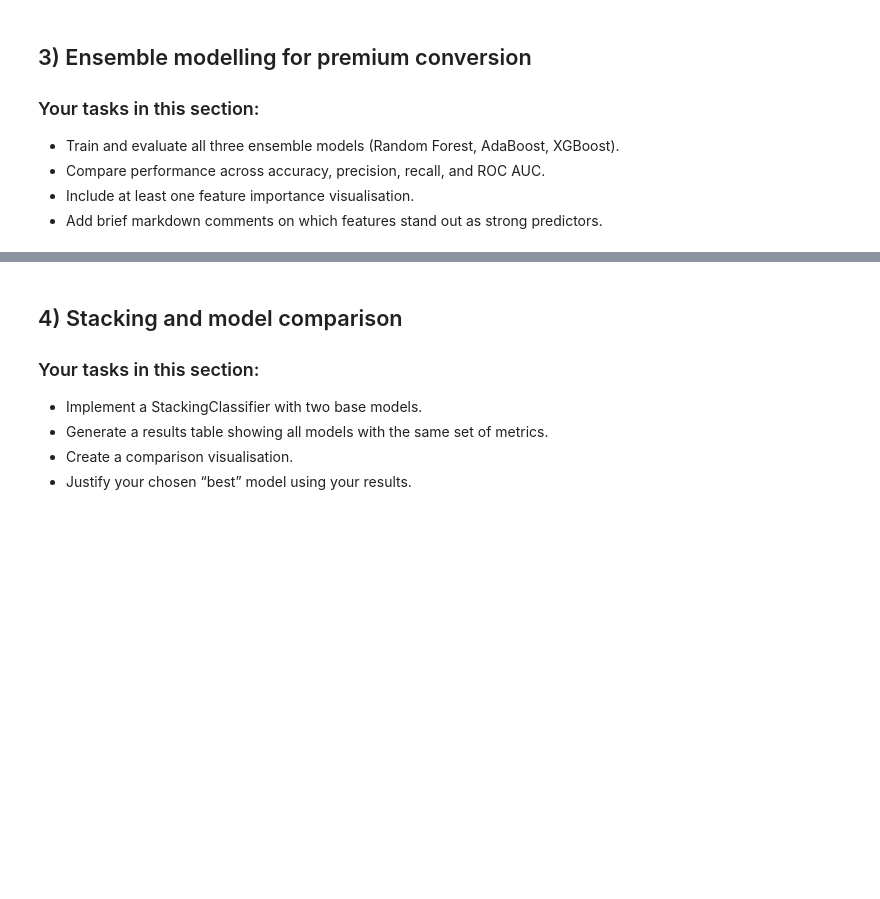
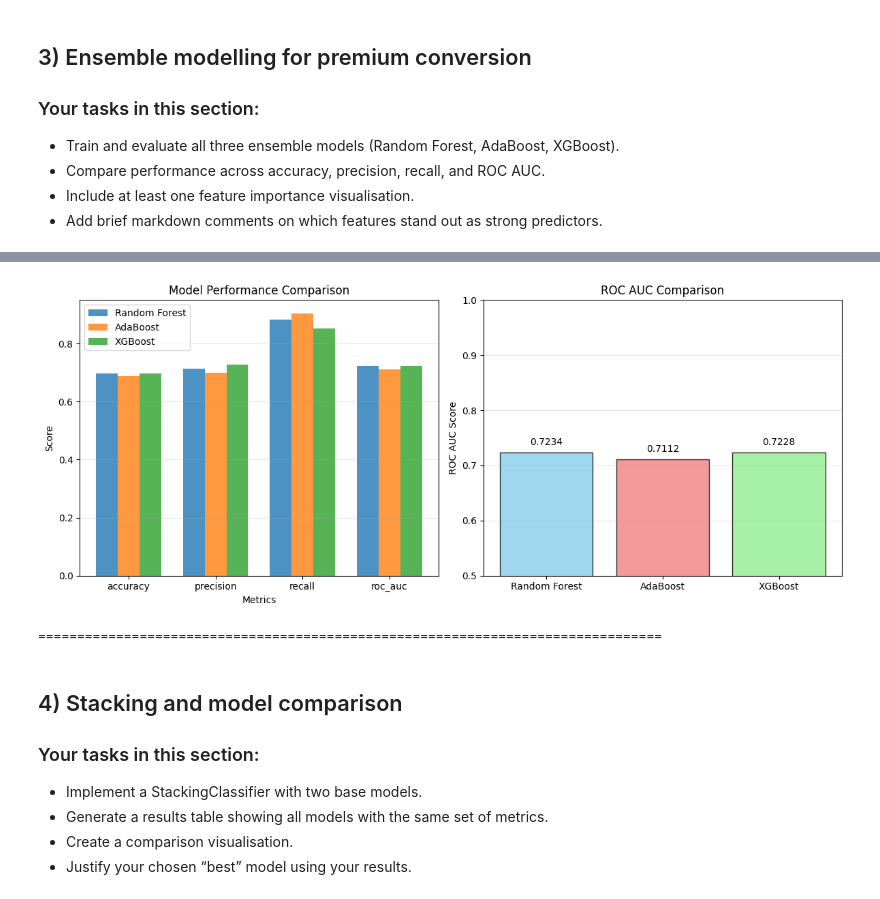
Before and after one commit to lijinxuan1101/CoinPilot_user_segmentation_modelling_and_lightweight_deployment, a Jupyter notebook: Li Jinxuan_assignment2.ipynb, the cells around one changed output, grey strips where cells are left out. Cells and saved outputs as stored; diff of their text form; code cells hidden in the pictures; blank space fills up the shorter version.

```diff
--- a/Li Jinxuan_assignment2.ipynb
+++ b/Li Jinxuan_assignment2.ipynb
@@ -54,3 +33,5 @@ coinpilot_data = pd.read_csv("coinpilot_data.csv")
+# %%
+coinpilot_data = pd.read_csv("./coinpilot_data.csv")
 # %%
 # Display descriptive statistics
 print("Dataset Basic Information:")
@@ -428,0 +896,67 @@ Summarise standout features here.
+# %%
+# Compare metrics across models
+print("=" * 80)
+print("MODEL COMPARISON RESULTS")
+print("=" * 80)
+
+# Create comparison DataFrame
+comparison_data = [rf_results, ada_results, xgb_results]
+comparison_df = pd.DataFrame(comparison_data)
+
+
+# Display results table
+print("\nPerformance Comparison:")
+print("-" * 80)
+print(f"{'Model':<12} {'Accuracy':<10} {'Precision':<10} {'Recall':<10} {'ROC AUC':<10} {'OOB Score':<10}")
+print("-" * 80)
+for _, row in comparison_df.iterrows():
+    oob_str = f"{row['oob_score']:.4f}" if row['oob_score'] is not None else "N/A"
+    print(f"{row['model']:<12} {row['accuracy']:<10.4f} {row['precision']:<10.4f} {row['recall']:<10.4f} {row['roc_auc']:<10.4f} {oob_str:<10}")
+
+# Find best model for each metric
+print(f"\nBest Performance by Metric:")
+print("-" * 40)
+print(f"Best Accuracy:  {comparison_df.loc[comparison_df['accuracy'].idxmax(), 'model']} ({comparison_df['accuracy'].max():.4f})")
+print(f"Best Precision: {comparison_df.loc[comparison_df['precision'].idxmax(), 'model']} ({comparison_df['precision'].max():.4f})")
+print(f"Best Recall:    {comparison_df.loc[comparison_df['recall'].idxmax(), 'model']} ({comparison_df['recall'].max():.4f})")
+print(f"Best ROC AUC:   {comparison_df.loc[comparison_df['roc_auc'].idxmax(), 'model']} ({comparison_df['roc_auc'].max():.4f})")
+
+# Simple visualization without problematic feature importance comparison
+plt.figure(figsize=(12, 5))
+
+# Subplot 1: Metrics comparison bar chart
+plt.subplot(1, 2, 1)
+metrics = ['accuracy', 'precision', 'recall', 'roc_auc']
+x = np.arange(len(metrics))
+width = 0.25
+
+plt.bar(x - width, [rf_results[m] for m in metrics], width, label='Random Forest', alpha=0.8)
+plt.bar(x, [ada_results[m] for m in metrics], width, label='AdaBoost', alpha=0.8)
+plt.bar(x + width, [xgb_results[m] for m in metrics], width, label='XGBoost', alpha=0.8)
+
+plt.xlabel('Metrics')
+plt.ylabel('Score')
+plt.title('Model Performance Comparison')
+plt.xticks(x, metrics)
+plt.legend()
+plt.grid(axis='y', alpha=0.3)
+
+# Subplot 2: ROC AUC comparison
+plt.subplot(1, 2, 2)
+models = ['Random Forest', 'AdaBoost', 'XGBoost']
+roc_scores = [rf_results['roc_auc'], ada_results['roc_auc'], xgb_results['roc_auc']]
+colors = ['skyblue', 'lightcoral', 'lightgreen']
+
+plt.bar(models, roc_scores, color=colors, alpha=0.8, edgecolor='black')
+plt.ylabel('ROC AUC Score')
+plt.title('ROC AUC Comparison')
+plt.ylim(0.5, 1.0)
+for i, v in enumerate(roc_scores):
+    plt.text(i, v + 0.01, f'{v:.4f}', ha='center', va='bottom')
+plt.grid(axis='y', alpha=0.3)
+
+plt.tight_layout()
+plt.show()
+
+print("\n" + "=" * 80)
+# %% [output]
@@ -429,3 +981,5 @@ Summarise standout features here.
+[figure, added]
+================================================================================
 # %% [markdown]
 ## 4) Stacking and model comparison
 
```
Also changed, not shown: parts of 25 cells of this notebook, 4 other files.
